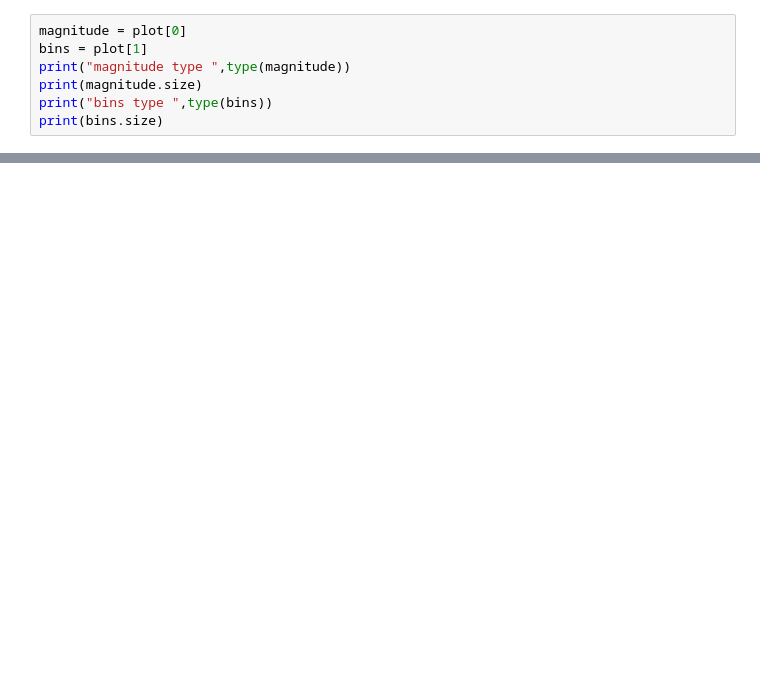
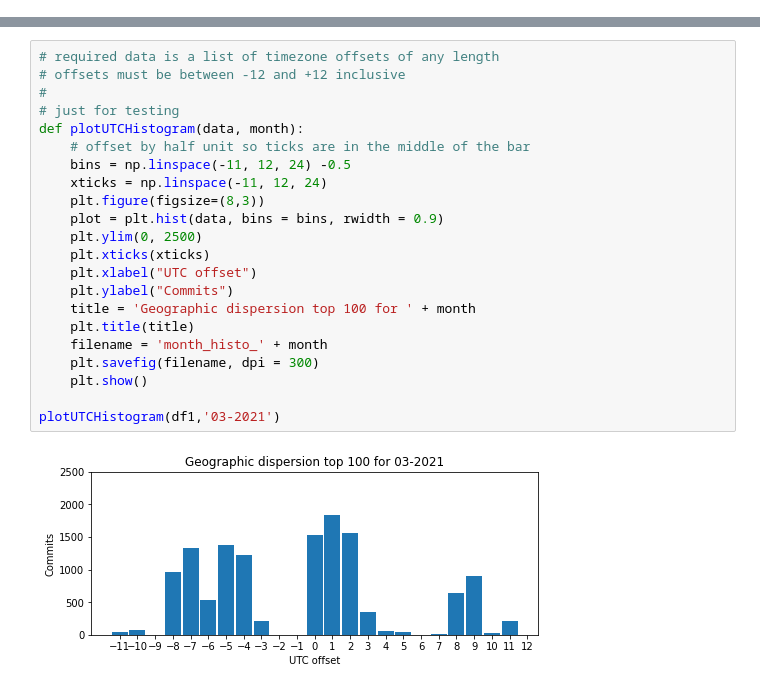
Before and after one commit to millecodex/SEM, a Jupyter notebook: perceval.ipynb, the cells around one changed output, grey strips where cells are left out. Cells and saved outputs as stored; diff of their text form; blank space fills up the shorter version.

Commit message:
add timezone baseline method

```diff
--- a/perceval.ipynb
+++ b/perceval.ipynb
@@ -95,7 +0,0 @@ array([-11.5, -10.5,  -9.5,  -8.5,  -7.5,  -6.5,  -5.5,  -4.5,  -3.5,
-# %%
-magnitude = plot[0]
-bins = plot[1]
-print("magnitude type ",type(magnitude))
-print(magnitude.size)
-print("bins type ",type(bins))
-print(bins.size)
@@ -175,0 +181,24 @@ plt.show()
+# %%
+# required data is a list of timezone offsets of any length
+# offsets must be between -12 and +12 inclusive
+#
+# just for testing
+def plotUTCHistogram(data, month):
+    # offset by half unit so ticks are in the middle of the bar
+    bins = np.linspace(-11, 12, 24) -0.5
+    xticks = np.linspace(-11, 12, 24)
+    plt.figure(figsize=(8,3))
+    plot = plt.hist(data, bins = bins, rwidth = 0.9)
+    plt.ylim(0, 2500)
+    plt.xticks(xticks)
+    plt.xlabel("UTC offset")
+    plt.ylabel("Commits")
+    title = 'Geographic dispersion top 100 for ' + month
+    plt.title(title)
+    filename = 'month_histo_' + month
+    plt.savefig(filename, dpi = 300)
+    plt.show()
+
+plotUTCHistogram(df1,'03-2021')
+# %% [output]
+[figure, added]
```
Also changed, not shown: parts of 41 cells of this notebook.
